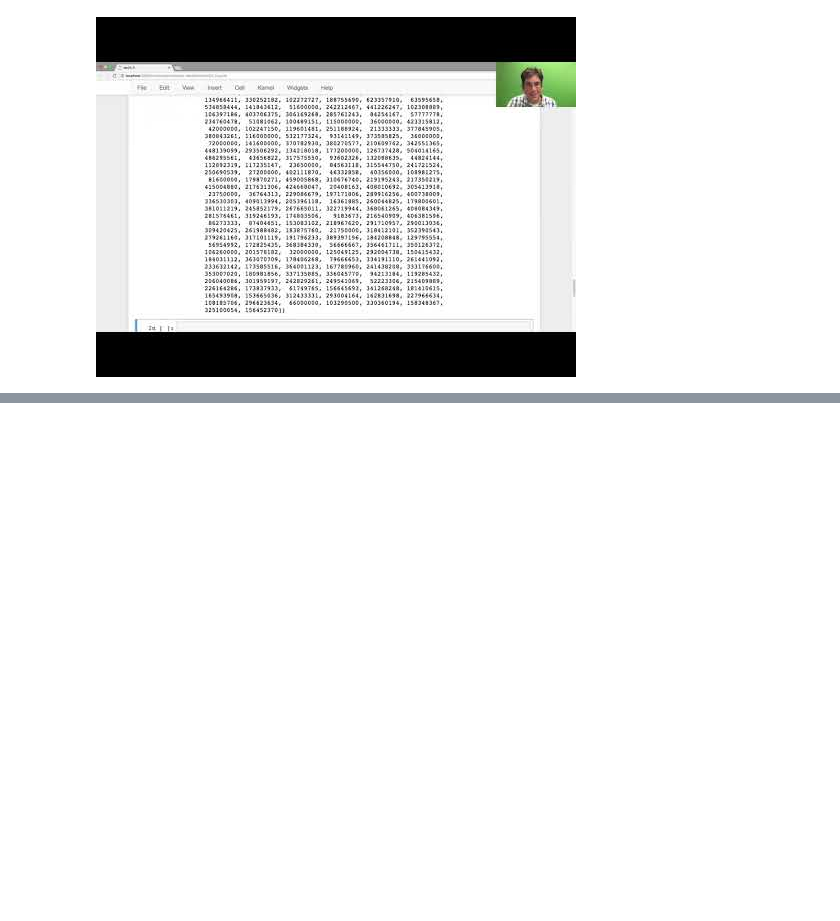
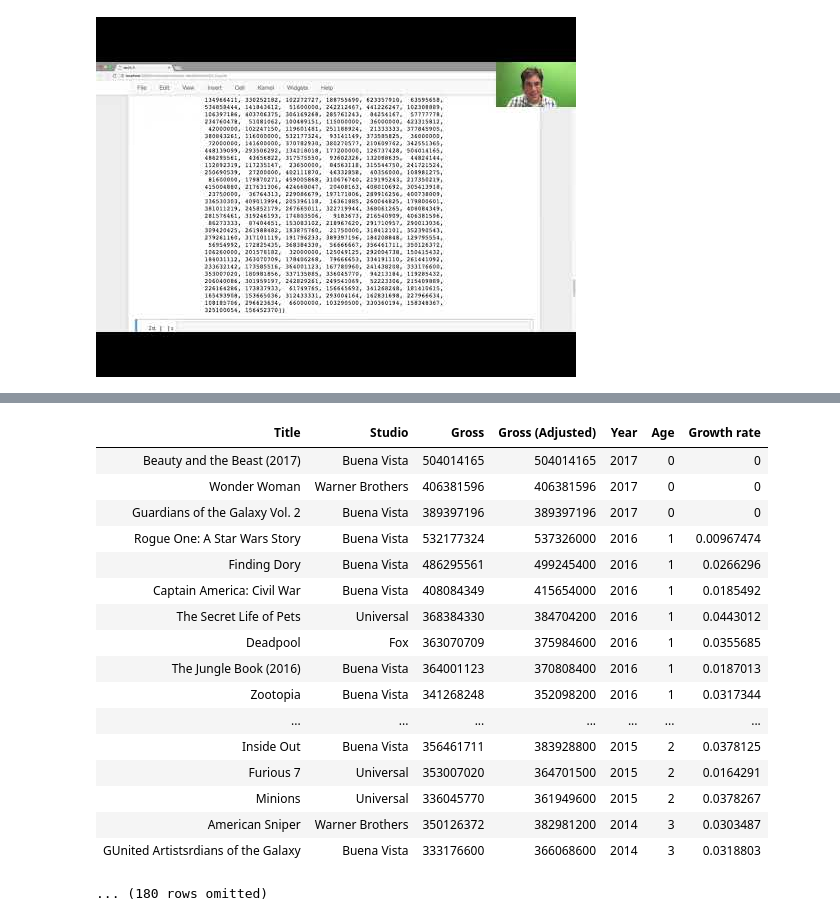
Before and after one commit to zach-guo/2023-DS-College-Advanatge, a Jupyter notebook: lec notebooks/lec04.ipynb, the cells around one changed output, grey strips where cells are left out. Saved outputs shown, nothing was run; the diff lists cells and outputs as text; code cells hidden in the pictures; blank space fills up the shorter version.

```diff
--- a/lec notebooks/lec04.ipynb
+++ b/lec notebooks/lec04.ipynb
@@ -212,0 +320,21 @@ YouTubeVideo('MHRQ1UGKRyI', width=800, height=300)
+# %%
+movies.sort('Age').show(20)
+# %% [output]
+| Title | Studio | Gross | Gross (Adjusted) | Year | Age | Growth rate |
+| Beauty and the Beast (2017) | Buena Vista | 504014165 | 504014165 | 2017 | 0 | 0 |
+| Wonder Woman | Warner Brothers | 406381596 | 406381596 | 2017 | 0 | 0 |
+| Guardians of the Galaxy Vol. 2 | Buena Vista | 389397196 | 389397196 | 2017 | 0 | 0 |
+| Rogue One: A Star Wars Story | Buena Vista | 532177324 | 537326000 | 2016 | 1 | 0.00967474 |
+| Finding Dory | Buena Vista | 486295561 | 499245400 | 2016 | 1 | 0.0266296 |
+| Captain America: Civil War | Buena Vista | 408084349 | 415654000 | 2016 | 1 | 0.0185492 |
+| The Secret Life of Pets | Universal | 368384330 | 384704200 | 2016 | 1 | 0.0443012 |
+| Deadpool | Fox | 363070709 | 375984600 | 2016 | 1 | 0.0355685 |
+| The Jungle Book (2016) | Buena Vista | 364001123 | 370808400 | 2016 | 1 | 0.0187013 |
+| Zootopia | Buena Vista | 341268248 | 352098200 | 2016 | 1 | 0.0317344 |
+| ... | ... | ... | ... | ... | ... | ... |
+| Inside Out | Buena Vista | 356461711 | 383928800 | 2015 | 2 | 0.0378125 |
+| Furious 7 | Universal | 353007020 | 364701500 | 2015 | 2 | 0.0164291 |
+| Minions | Universal | 336045770 | 361949600 | 2015 | 2 | 0.0378267 |
+| American Sniper | Warner Brothers | 350126372 | 382981200 | 2014 | 3 | 0.0303487 |
+| GUnited Artistsrdians of the Galaxy | Buena Vista | 333176600 | 366068600 | 2014 | 3 | 0.0318803 |
+... (180 rows omitted)
```
Also changed, not shown: parts of 142 cells of this notebook, 9 other files.
